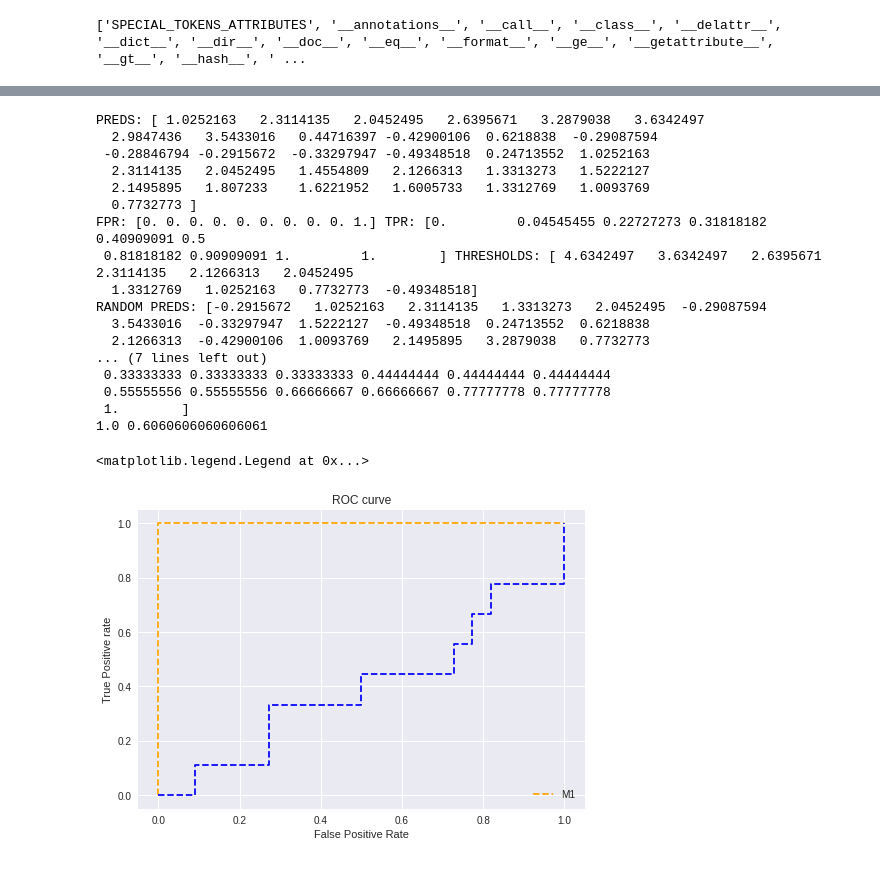
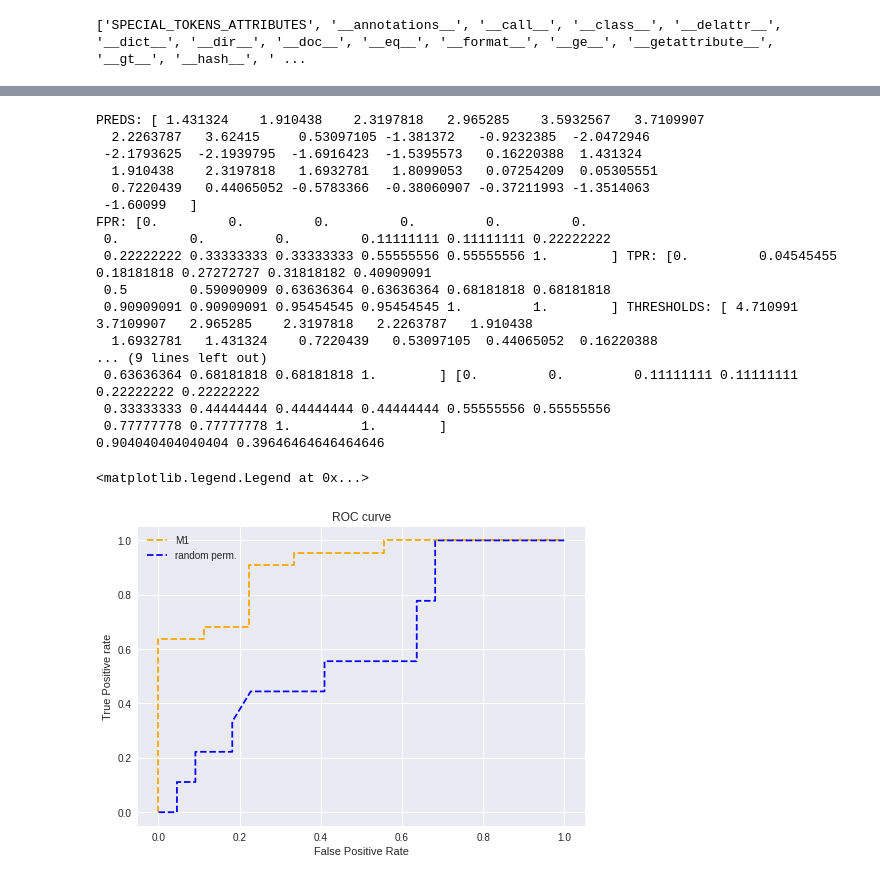
Before and after one commit to ZurichNLP/SimpleFUDGE, a Jupyter notebook: analysis/inspect_discriminator_predictions.ipynb, the cells around one changed output, grey strips where cells are left out. Cells and saved outputs as stored; diff of their text form; code cells hidden in the pictures.

```diff
--- a/analysis/inspect_discriminator_predictions.ipynb
+++ b/analysis/inspect_discriminator_predictions.ipynb
@@ -24,15 +26,15 @@ from sklearn.metrics import roc_curve, roc_auc_score
 args = {
         'data_dir': '/srv/scratch6/kew/ats/data/en/newsela_article_corpus_2016-01-29/article_sents/',
         'model_path_or_name': '/srv/scratch6/kew/ats/fudge/generators/bart_large_paraNMT_filt_fr',
-#         'save_dir': '/srv/scratch6/kew/ats/fudge/discriminators/newsela4_bart_glove_bkup',
-#         'ckpt': '/srv/scratch6/kew/ats/fudge/discriminators/newsela4_bart_glove_bkup/model_best.pth.tar',
-        'save_dir': '/srv/scratch6/kew/ats/fudge/discriminators/wiki100M_bart_glove',
-        'ckpt': '/srv/scratch6/kew/ats/fudge/discriminators/wiki100M_bart_glove/model_best.pth.tar',
+        'save_dir': '/srv/scratch6/kew/ats/fudge/discriminators/newsela4_bart_glove_bkup',
+        'ckpt': '/srv/scratch6/kew/ats/fudge/discriminators/newsela4_bart_glove_bkup/model_best.pth.tar',
+#         'save_dir': '/srv/scratch6/kew/ats/fudge/discriminators/wiki100M_bart_glove',
+#         'ckpt': '/srv/scratch6/kew/ats/fudge/discriminators/wiki100M_bart_glove/model_best.pth.tar',
         'device': 'cpu',
         'task': 'simplify',
         'evaluate': True,
         'seed': 1,
-        'batch_size': 2,
+        'batch_size': 1,
         }
 
 args = SimpleNamespace(**args)
@@ -125,28 +127,34 @@ def prepare(sent, label):
 
     return batch
 
-def score(batch):
+def score(batch, verbose=False):
 #     print('*** preds ***')
     scores = model(batch[0], lengths=batch[1])
-    print('MODEL SCORES:', scores.tolist())
+    if verbose:
+        print('MODEL SCORES:', scores.tolist())
 
     expanded_labels = batch[5].unsqueeze(1).expand(-1, scores.shape[1]) # batch x seq
-    print('TRUE LABELS:', expanded_labels.tolist())
+    if verbose:
+        print('TRUE LABELS:', expanded_labels.tolist())
     length_mask = pad_mask(batch[1]).permute(1, 0) # batch x seq
     loss = criterion(scores.flatten()[length_mask.flatten()==1], expanded_labels.flatten().float()[length_mask.flatten()==1])
-    print('MODEL LOSS:', loss.tolist())
+    if verbose:
+        print('MODEL LOSS:', loss.tolist())
     acc = ((scores.flatten()[length_mask.flatten()==1] > 0.0) == expanded_labels.flatten().float()[length_mask.flatten()==1]).float().mean()
-    print('PRED ACC (0.0 Threshold):', acc.tolist())
+    if verbose:
+        print('PRED ACC (0.0 Threshold):', acc.tolist())
 
     #####
     neg_scores = -torch.ones_like(scores)
-    print('NEG PRED LOSS:', criterion(neg_scores.flatten()[length_mask.flatten()==1], expanded_labels.flatten().float()[length_mask.flatten()==1]).tolist())
-    print('NEG PRED ACC:', ((neg_scores.flatten()[length_mask.flatten()==1] > 0.0) == expanded_labels.flatten().float()[length_mask.flatten()==1]).float().mean().tolist())
+    if verbose:
+        print('NEG PRED LOSS:', criterion(neg_scores.flatten()[length_mask.flatten()==1], expanded_labels.flatten().float()[length_mask.flatten()==1]).tolist())
+        print('NEG PRED ACC:', ((neg_scores.flatten()[length_mask.flatten()==1] > 0.0) == expanded_labels.flatten().float()[length_mask.flatten()==1]).float().mean().tolist())
 
     pos_scores = torch.ones_like(scores)
-    print('POS PRED LOSS:', criterion(pos_scores.flatten()[length_mask.flatten()==1], expanded_labels.flatten().float()[length_mask.flatten()==1]).tolist())
-    print('POS PRED LOSS:', ((pos_scores.flatten()[length_mask.flatten()==1] > 0.0) == expanded_labels.flatten().float()[length_mask.flatten()==1]).float().mean().tolist())
-    print()
+    if verbose:
+        print('POS PRED LOSS:', criterion(pos_scores.flatten()[length_mask.flatten()==1], expanded_labels.flatten().float()[length_mask.flatten()==1]).tolist())
+        print('POS PRED LOSS:', ((pos_scores.flatten()[length_mask.flatten()==1] > 0.0) == expanded_labels.flatten().float()[length_mask.flatten()==1]).float().mean().tolist())
+        print()
 
     return scores.flatten()[length_mask.flatten()==1].detach().numpy(), expanded_labels.flatten().float()[length_mask.flatten()==1].detach().numpy()
 
@@ -208,42 +216,41 @@ auc_score1 = roc_auc_score(y_labels, y_hats)
 auc_score2 = roc_auc_score(y_labels, random_probs)
 print(auc_score1, auc_score2)
 # %% [output]
-PREDS: [ 1.0252163   2.3114135   2.0452495   2.6395671   3.2879038   3.6342497
-  2.9847436   3.5433016   0.44716397 -0.42900106  0.6218838  -0.29087594
- -0.28846794 -0.2915672  -0.33297947 -0.49348518  0.24713552  1.0252163
-  2.3114135   2.0452495   1.4554809   2.1266313   1.3313273   1.5222127
-  2.1495895   1.807233    1.6221952   1.6005733   1.3312769   1.0093769
-  0.7732773 ]
-FPR: [0. 0. 0. 0. 0. 0. 0. 0. 0. 1.] TPR: [0.         0.04545455 0.22727273 0.31818182 0.40909091 0.5
- 0.81818182 0.90909091 1.         1.        ] THRESHOLDS: [ 4.6342497   3.6342497   2.6395671   2.3114135   2.1266313   2.0452495
-  1.3312769   1.0252163   0.7732773  -0.49348518]
-RANDOM PREDS: [-0.2915672   1.0252163   2.3114135   1.3313273   2.0452495  -0.29087594
-  3.5433016  -0.33297947  1.5222127  -0.49348518  0.24713552  0.6218838
-  2.1266313  -0.42900106  1.0093769   2.1495895   3.2879038   0.7732773
-... (7 lines left out)
- 0.33333333 0.33333333 0.33333333 0.44444444 0.44444444 0.44444444
- 0.55555556 0.55555556 0.66666667 0.66666667 0.77777778 0.77777778
- 1.        ]
-1.0 0.6060606060606061
+PREDS: [ 1.431324    1.910438    2.3197818   2.965285    3.5932567   3.7109907
+  2.2263787   3.62415     0.53097105 -1.381372   -0.9232385  -2.0472946
+ -2.1793625  -2.1939795  -1.6916423  -1.5395573   0.16220388  1.431324
+  1.910438    2.3197818   1.6932781   1.8099053   0.07254209  0.05305551
+  0.7220439   0.44065052 -0.5783366  -0.38060907 -0.37211993 -1.3514063
+ -1.60099   ]
+FPR: [0.         0.         0.         0.         0.         0.
+ 0.         0.         0.         0.11111111 0.11111111 0.22222222
+ 0.22222222 0.33333333 0.33333333 0.55555556 0.55555556 1.        ] TPR: [0.         0.04545455 0.18181818 0.27272727 0.31818182 0.40909091
+ 0.5        0.59090909 0.63636364 0.63636364 0.68181818 0.68181818
+ 0.90909091 0.90909091 0.95454545 0.95454545 1.         1.        ] THRESHOLDS: [ 4.710991    3.7109907   2.965285    2.3197818   2.2263787   1.910438
+  1.6932781   1.431324    0.7220439   0.53097105  0.44065052  0.16220388
+... (9 lines left out)
+ 0.63636364 0.68181818 0.68181818 1.        ] [0.         0.         0.11111111 0.11111111 0.22222222 0.22222222
+ 0.33333333 0.44444444 0.44444444 0.44444444 0.55555556 0.55555556
+ 0.77777778 0.77777778 1.         1.        ]
+0.904040404040404 0.39646464646464646
 # %%
 # matplotlib
 import matplotlib.pyplot as plt
 plt.style.use('seaborn')
 
 # plot roc curves
 plt.plot(fpr1, tpr1, linestyle='--',color='orange', label='M1')
-# plt.plot(fpr2, tpr2, linestyle='--',color='green', label='KNN')
-plt.plot(p_fpr, p_tpr, linestyle='--', color='blue')
+plt.plot(p_fpr, p_tpr, linestyle='--', color='blue', label='random perm.')
 # title
 plt.title('ROC curve')
 # x label
 plt.xlabel('False Positive Rate')
 # y label
 plt.ylabel('True Positive rate')
 
 plt.legend(loc='best')
 # plt.savefig('ROC',dpi=300)
 # plt.show();
 # %% [output]
 <matplotlib.legend.Legend at 0x...>
-[figure, old version]
+[figure, new version]
```
Also changed, not shown: parts of 9 cells of this notebook, 2 other files.
